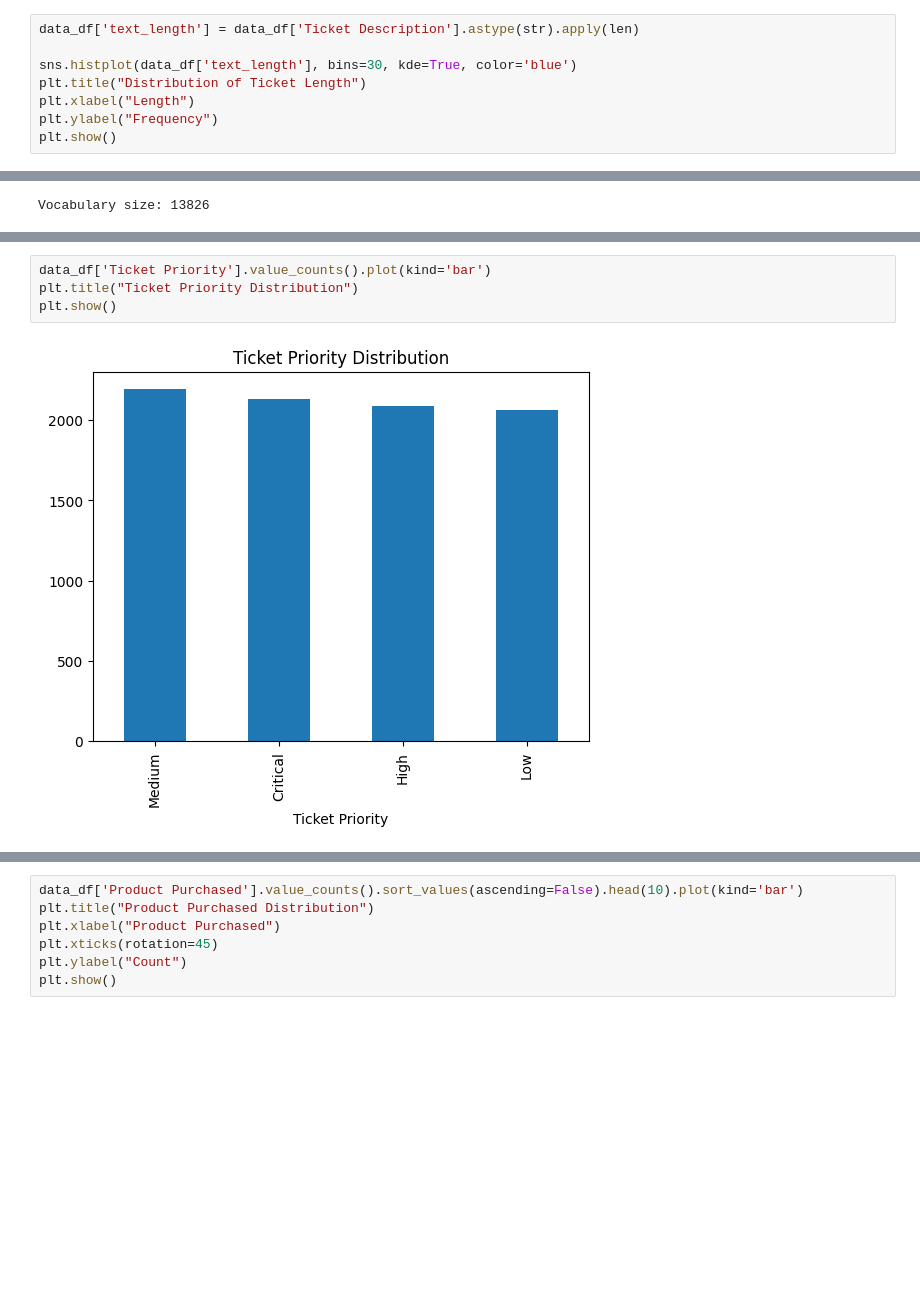
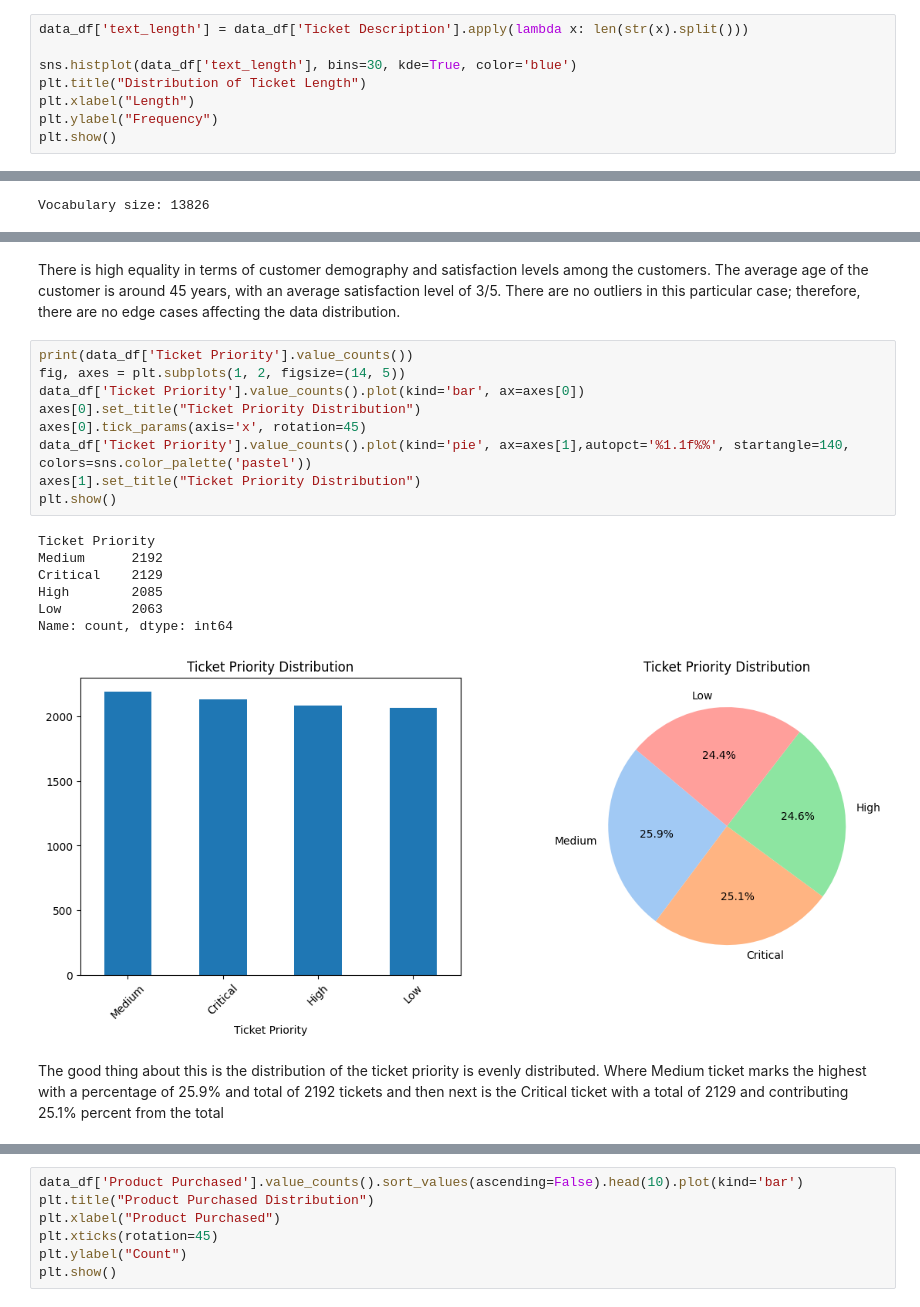
Before and after one commit to Razan-88/TextAnalytics-CW-Task4, a Jupyter notebook: analytics_pipeline/src/eda.ipynb, the cells around one changed output, grey strips where cells are left out. Cells and saved outputs as stored; diff of their text form; blank space fills up the shorter version.

```diff
--- a/analytics_pipeline/src/eda.ipynb
+++ b/analytics_pipeline/src/eda.ipynb
@@ -77,7 +87,7 @@ Customer Satisfaction Rating: 5700 null values
 # %% [markdown]
 ## Univariant Analysis
 # %%
-data_df['text_length'] = data_df['Ticket Description'].astype(str).apply(len)
+data_df['text_length'] = data_df['Ticket Description'].apply(lambda x: len(str(x).split()))
 
 sns.histplot(data_df['text_length'], bins=30, kde=True, color='blue')
 plt.title("Distribution of Ticket Length")
@@ -119,7 +175,22 @@ sns.boxplot(x=data_df['Customer Age'])
+# %% [markdown]
+There is high equality in terms of customer demography and satisfaction levels among the customers. The average age of the customer is around 45 years, with an average satisfaction level of 3/5. There are no outliers in this particular case; therefore, there are no edge cases affecting the data distribution.
 # %%
-data_df['Ticket Priority'].value_counts().plot(kind='bar')
-plt.title("Ticket Priority Distribution")
+print(data_df['Ticket Priority'].value_counts())
+fig, axes = plt.subplots(1, 2, figsize=(14, 5))
+data_df['Ticket Priority'].value_counts().plot(kind='bar', ax=axes[0])
+axes[0].set_title("Ticket Priority Distribution")
+axes[0].tick_params(axis='x', rotation=45)
+data_df['Ticket Priority'].value_counts().plot(kind='pie', ax=axes[1],autopct='%1.1f%%', startangle=140, colors=sns.color_palette('pastel'))
+axes[1].set_title("Ticket Priority Distribution")
 plt.show()
 # %% [output]
+Ticket Priority
+Medium      2192
+Critical    2129
+High        2085
+Low         2063
+Name: count, dtype: int64
-[figure, old version]
+[figure, new version]
+# %% [markdown]
+The good thing about this is the distribution of the ticket priority is evenly distributed. Where Medium ticket marks the highest with a percentage of 25.9% and total of 2192 tickets and then next is the Critical ticket with a total of 2129 and contributing 25.1% percent from the total
 # %%
```
Also changed, not shown: parts of 63 cells of this notebook.
